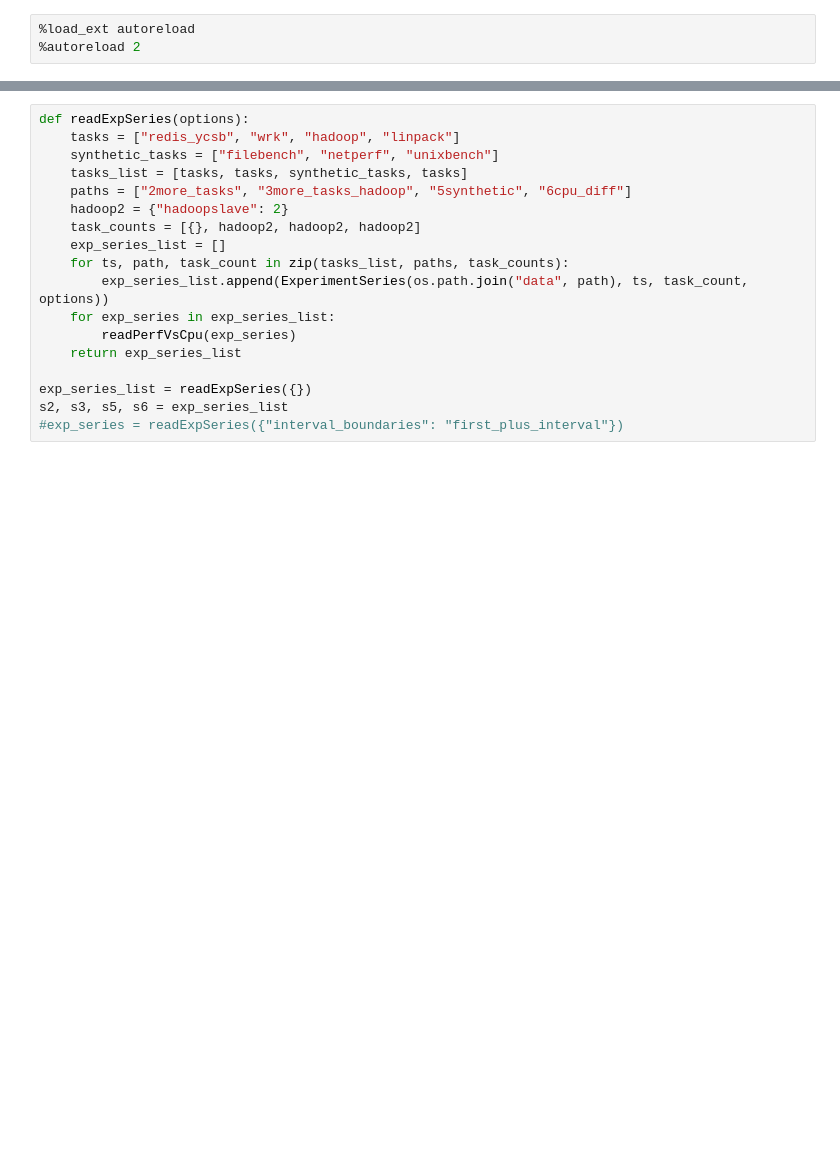
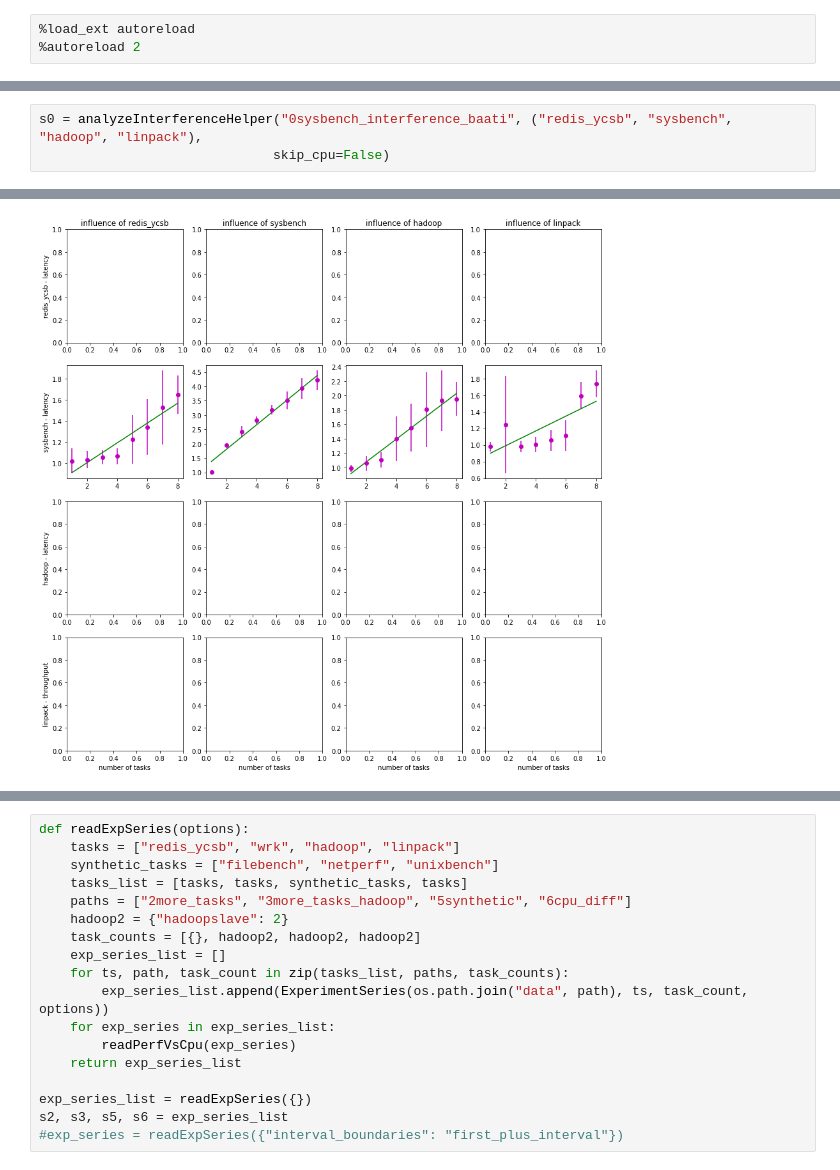
Before and after one commit to pawelzell/cbtool, a Jupyter notebook: myscripts/Interference observation.ipynb, the cells around one changed output, grey strips where cells are left out. Cells and saved outputs as stored; diff of their text form; blank space fills up the shorter version.

```diff
--- a/myscripts/Interference observation.ipynb
+++ b/myscripts/Interference observation.ipynb
@@ -14,0 +92,4 @@ from analyze import *
+# %%
+s0 = analyzeInterferenceHelper("0sysbench_interference_baati", ("redis_ycsb", "sysbench", "hadoop", "linpack"),
+                              skip_cpu=False)
+# %% [output]
@@ -14,0 +114 @@ from analyze import *
+[figure, added]
```
Also changed, not shown: parts of 38 cells of this notebook, 7 other files.
